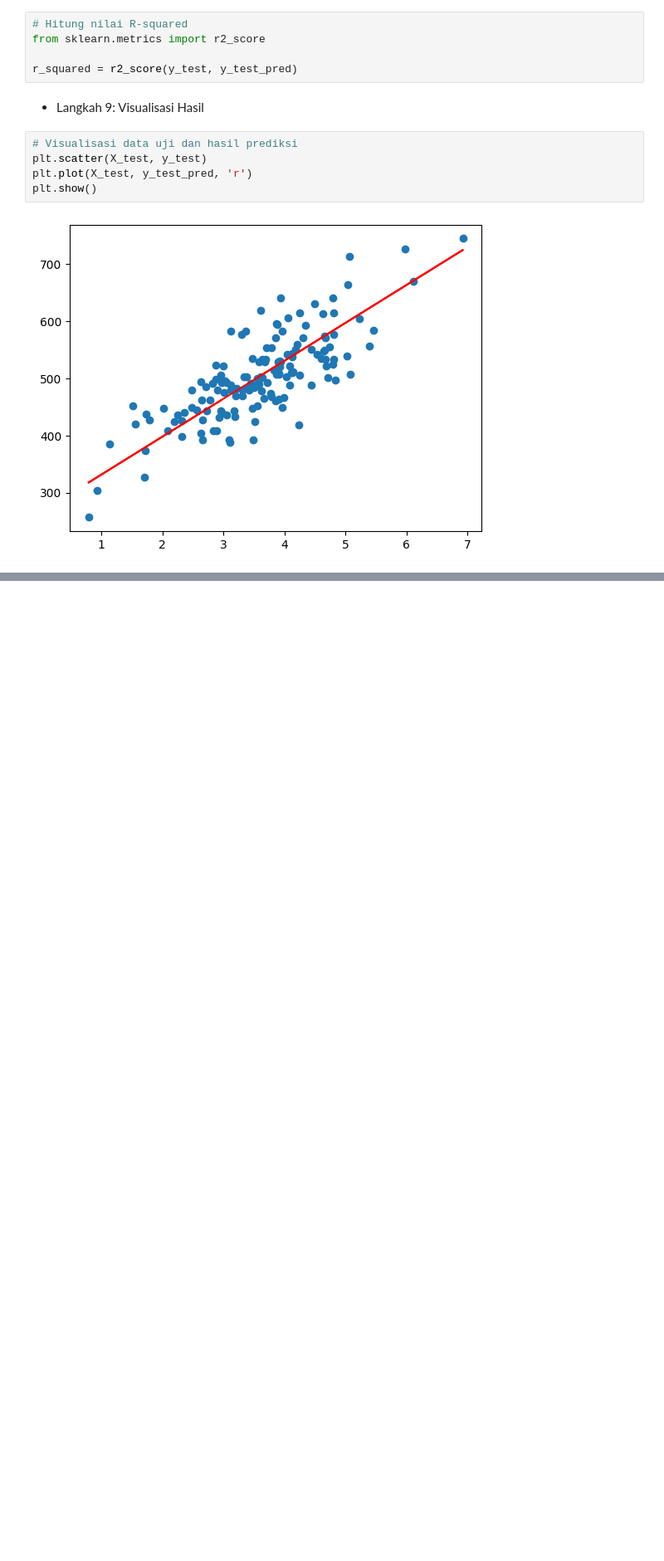
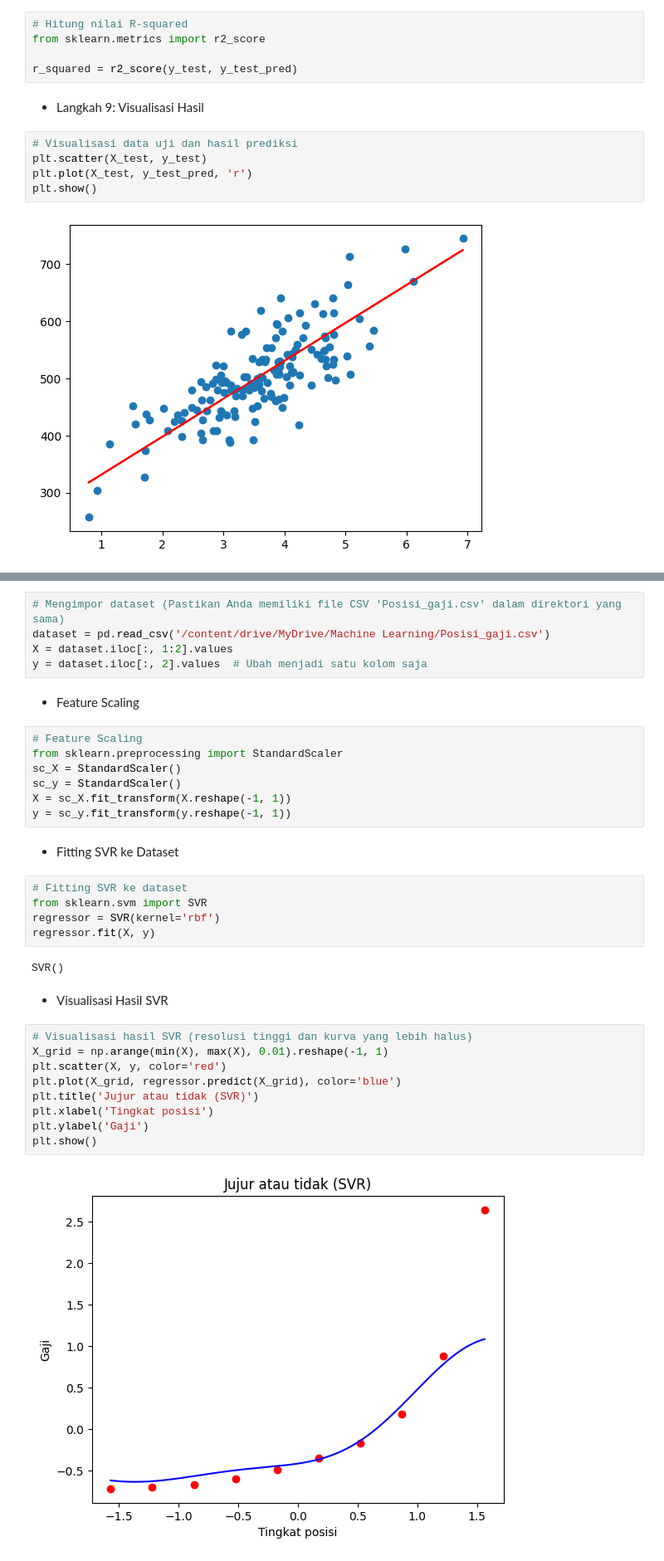
Before and after one commit to bintangsholu21/Pembelajaran-Mesin, a Jupyter notebook: Modul 3 - Regresion.ipynb, the cells around one changed output, grey strips where cells are left out. Shown at 83% size. Drawn from its saved outputs; the diff is of its cells as text; blank space fills up the shorter version.

```diff
--- a/Modul 3 - Regresion.ipynb
+++ b/Modul 3 - Regresion.ipynb
@@ -157,0 +170,36 @@ plt.show()
+# %%
+# Mengimpor dataset (Pastikan Anda memiliki file CSV 'Posisi_gaji.csv' dalam direktori yang sama)
+dataset = pd.read_csv('/content/drive/MyDrive/Machine Learning/Posisi_gaji.csv')
+X = dataset.iloc[:, 1:2].values
+y = dataset.iloc[:, 2].values  # Ubah menjadi satu kolom saja
+# %% [markdown]
+* Feature Scaling
+# %%
+# Feature Scaling
+from sklearn.preprocessing import StandardScaler
+sc_X = StandardScaler()
+sc_y = StandardScaler()
+X = sc_X.fit_transform(X.reshape(-1, 1))
+y = sc_y.fit_transform(y.reshape(-1, 1))
+# %% [markdown]
+* Fitting SVR ke Dataset
+# %%
+# Fitting SVR ke dataset
+from sklearn.svm import SVR
+regressor = SVR(kernel='rbf')
+regressor.fit(X, y)
+# %% [output]
+SVR()
+# %% [markdown]
+* Visualisasi Hasil SVR
+# %%
+# Visualisasi hasil SVR (resolusi tinggi dan kurva yang lebih halus)
+X_grid = np.arange(min(X), max(X), 0.01).reshape(-1, 1)
+plt.scatter(X, y, color='red')
+plt.plot(X_grid, regressor.predict(X_grid), color='blue')
+plt.title('Jujur atau tidak (SVR)')
+plt.xlabel('Tingkat posisi')
+plt.ylabel('Gaji')
+plt.show()
+# %% [output]
+[figure, added]
```
Also changed, not shown: parts of 11 cells of this notebook.
